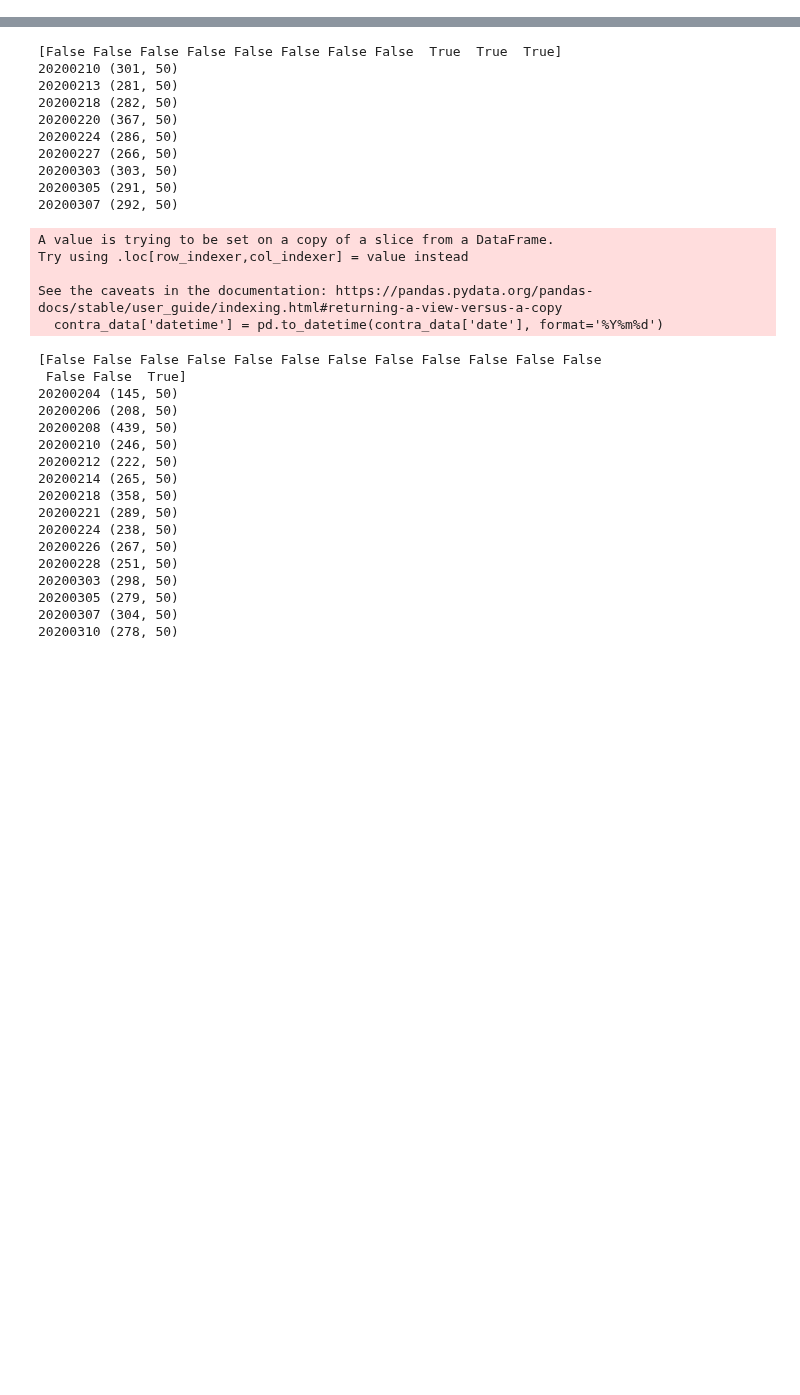
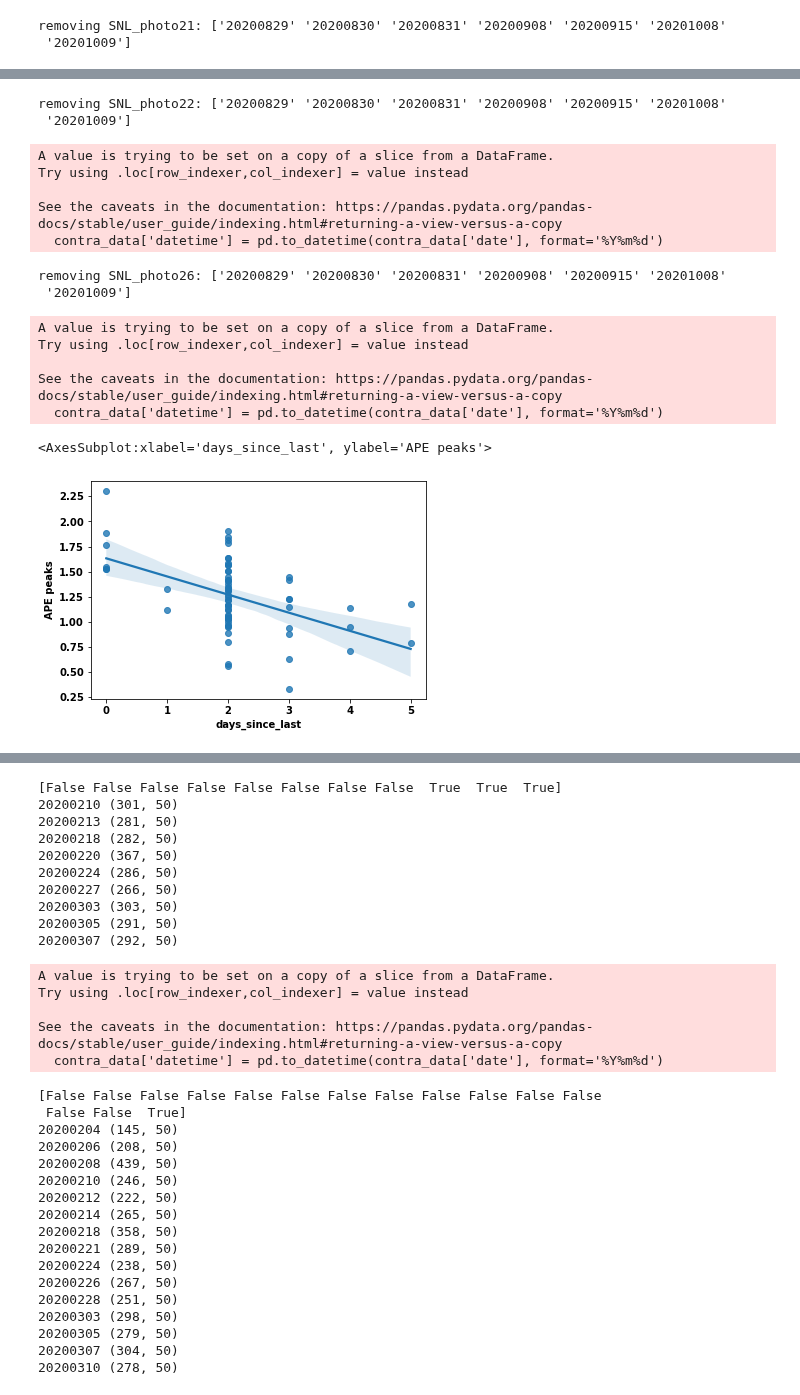
Before and after one commit to fgreenstreet/APE_paper, a Jupyter notebook: bleaching_control/correlation_with_recording_frequency.ipynb, the cells around one changed output, grey strips where cells are left out. Saved outputs shown, nothing was run; the diff lists cells and outputs as text; code cells hidden in the pictures; blank space fills up the shorter version.

```diff
--- a/bleaching_control/correlation_with_recording_frequency.ipynb
+++ b/bleaching_control/correlation_with_recording_frequency.ipynb
@@ -20,3 +20,65 @@ def get_session_with_10000th_trial(mouse, experiments):
         last_session_idx = -1
     last_session_date = dates[last_session_idx]
     return(last_session_date)
+# %%
+import pandas as pd
+import numpy as np
+import seaborn as sns
+import os
+
+# Define the recording site
+recording_site = 'tail'
+
+# Initialize an empty DataFrame to accumulate data for all mice
+all_mice_data = pd.DataFrame()
+
+for mouse in change_over_time_mice[recording_site]:
+    all_experiments = get_all_experimental_records()
+    all_experiments = remove_exps_after_manipulations(all_experiments, [mouse])
+    all_experiments = remove_manipulation_days(all_experiments)
+    all_experiments = remove_unsuitable_recordings(all_experiments)
+
+    # Filter experiments based on mouse ID and recording site
+    experiments_to_process = all_experiments[
+        (all_experiments['mouse_id'] == mouse) & (all_experiments['recording_site'] == recording_site)]
+    last_session = get_session_with_10000th_trial(mouse, experiments_to_process)
+    dates = experiments_to_process['date'].values
+    last_session_ind = int(np.where(dates == last_session)[0])
+
+    # Loop through each session date
+    for i, date in enumerate(dates[0: last_session_ind + 1]):
+        save_out_folder = os.path.join(raw_tracking_path, mouse, date)
+        movement_param_file = os.path.join(save_out_folder, f'APE_tracking{mouse}_{date}.pkl')
+
+        if os.path.isfile(movement_param_file):
+            session_data = pd.read_pickle(movement_param_file)
+            session_data['date'] = date
+            session_data['mouse'] = mouse
+            if i == 0:
+                all_session_data = session_data
+            else:
+                all_session_data = pd.concat([all_session_data, session_data])
+        else:
+            print(f'{date} not found')
+
+    # Reset index for combined session data and filter for 'contra' side
+    all_session_data = all_session_data.reset_index(drop=True)
+    contra_data = all_session_data[all_session_data.side == 'contra']
+
+    # Process 'contra' data to calculate days since last session
+    contra_data['datetime'] = pd.to_datetime(contra_data['date'], format='%Y%m%d')
+    unique_dates = contra_data.drop_duplicates(subset='datetime', keep='last').copy()
+    unique_dates['days_since_last'] = unique_dates['datetime'].diff().dt.days
+    contra_data = pd.merge(contra_data, unique_dates[['datetime', 'days_since_last']], on='datetime', how='left')
+    contra_data['days_since_last'] = contra_data['days_since_last'].fillna(0).astype(int)
+
+    # Extract required columns for plotting
+    APE_data = contra_data[['days_since_last', 'APE peaks', 'date']].copy()
+    mean_session_APE = APE_data.groupby('date')[['days_since_last', 'APE peaks']].apply(np.mean)
+
+    # Append to the cumulative DataFrame for all mice
+    all_mice_data = pd.concat([all_mice_data, mean_session_APE])
+
+# Plot after processing all mice data
+sns.regplot(data=all_mice_data, x='days_since_last', y='APE peaks')
+# %% [output]
@@ -22,0 +100,2 @@ def get_session_with_10000th_trial(mouse, experiments):
+removing SNL_photo21: ['20200829' '20200830' '20200831' '20200908' '20200915' '20201008'
+ '20201009']
@@ -22,0 +107,16 @@ def get_session_with_10000th_trial(mouse, experiments):
+removing SNL_photo22: ['20200829' '20200830' '20200831' '20200908' '20200915' '20201008'
+ '20201009']
+A value is trying to be set on a copy of a slice from a DataFrame.
+Try using .loc[row_indexer,col_indexer] = value instead
+
+See the caveats in the documentation: https://pandas.pydata.org/pandas-docs/stable/user_guide/indexing.html#returning-a-view-versus-a-copy
+  contra_data['datetime'] = pd.to_datetime(contra_data['date'], format='%Y%m%d')
+removing SNL_photo26: ['20200829' '20200830' '20200831' '20200908' '20200915' '20201008'
+ '20201009']
+A value is trying to be set on a copy of a slice from a DataFrame.
+Try using .loc[row_indexer,col_indexer] = value instead
+
+See the caveats in the documentation: https://pandas.pydata.org/pandas-docs/stable/user_guide/indexing.html#returning-a-view-versus-a-copy
+  contra_data['datetime'] = pd.to_datetime(contra_data['date'], format='%Y%m%d')
+<AxesSubplot:xlabel='days_since_last', ylabel='APE peaks'>
+[figure, added]
```
Also changed, not shown: parts of 3 cells of this notebook, 7 other files.
